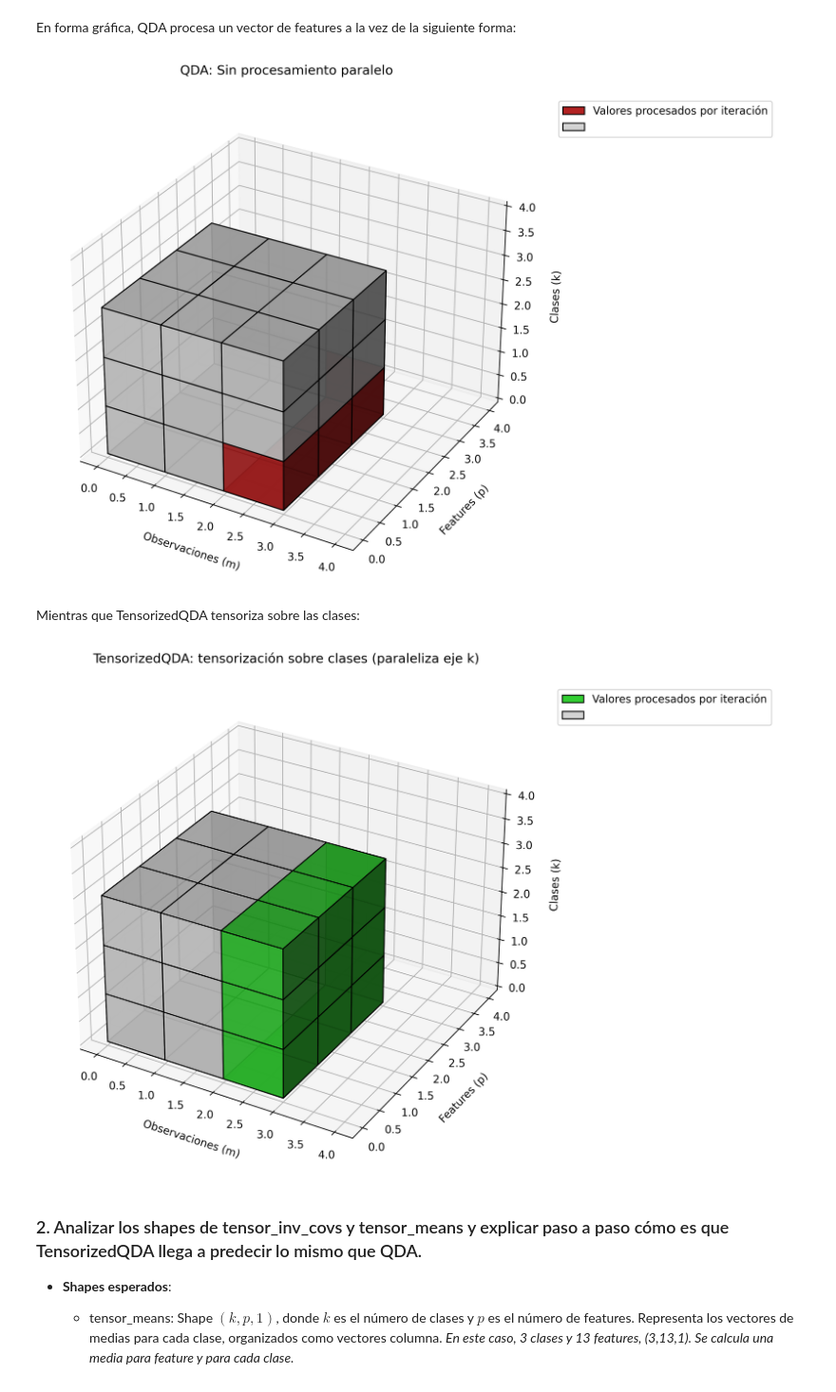
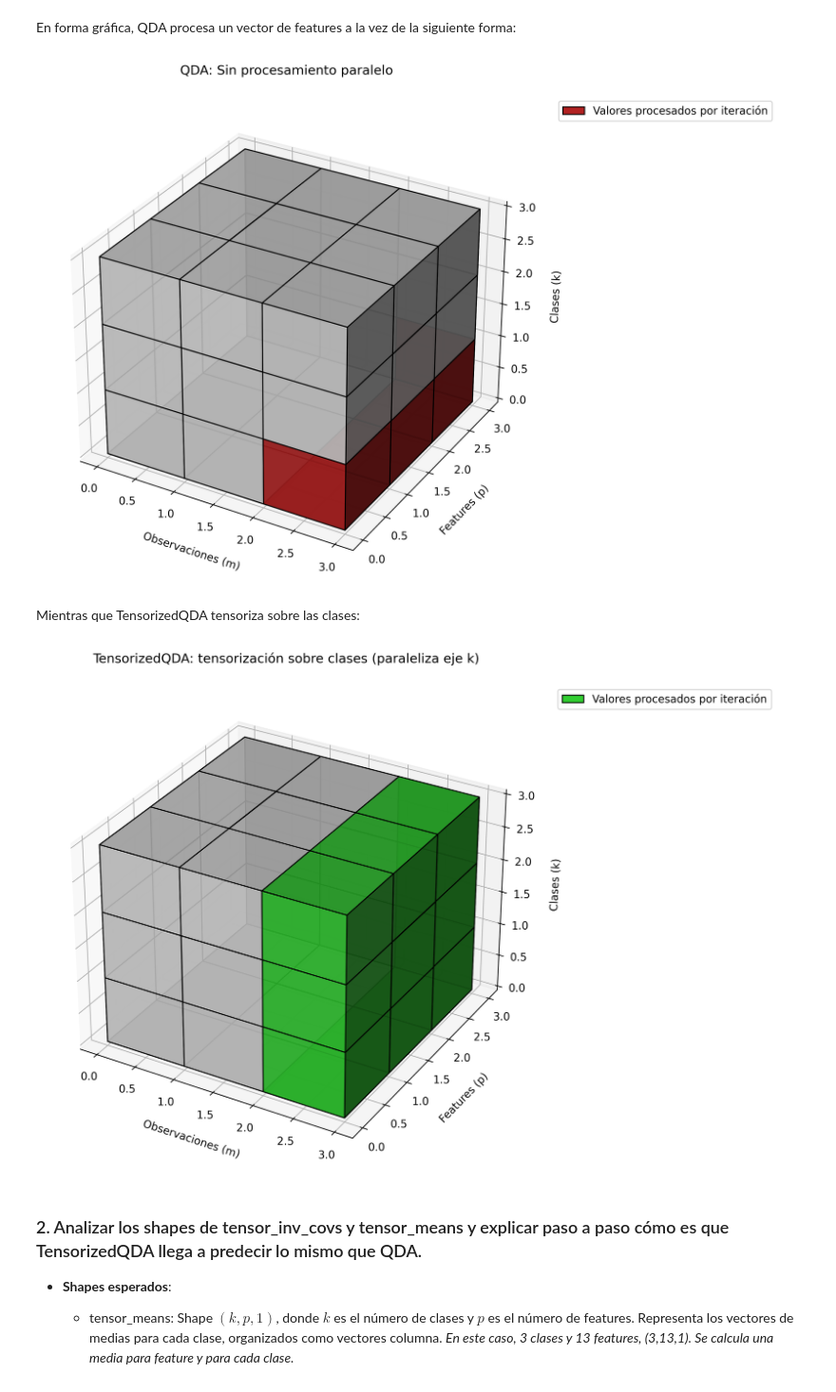
Before and after one commit to martinbrocca/CEIA-AMIA-TP1, a Jupyter notebook: AMIA_2025_TP1.ipynb, the cells around one changed output. Shown at 95% size. Saved outputs shown, nothing was run; the diff lists cells and outputs as text; code cells hidden in the pictures.

Commit message:
Agrupar gráficos en figures y ajustar generador

```diff
--- a/AMIA_2025_TP1.ipynb
+++ b/AMIA_2025_TP1.ipynb
@@ -597,15 +597,15 @@ En forma gráfica, QDA procesa un vector de features a la vez de la siguiente fo
 # %%
 from IPython.display import Image, display
 
-display(Image(filename="QDA - Sin procesamiento paralelo.png"))
+display(Image(filename="figures/QDA - Sin procesamiento paralelo.png"))
 # %% [output]
-[figure, old version]
+[figure, new version]
 # %% [markdown]
 Mientras que TensorizedQDA tensoriza sobre las clases:
 # %%
-display(Image(filename="TensorizedQDA - tensorización sobre clases (paraleliza eje k).png"))
+display(Image(filename="figures/TensorizedQDA - tensorización sobre clases paraleliza eje k.png"))
 # %% [output]
-[figure, old version]
+[figure, new version]
 # %% [markdown]
 ### 2. Analizar los shapes de tensor_inv_covs y tensor_means y explicar paso a paso cómo es que TensorizedQDA llega a predecir lo mismo que QDA.
 
```
Also changed, not shown: parts of 18 cells of this notebook, 7 other files.
